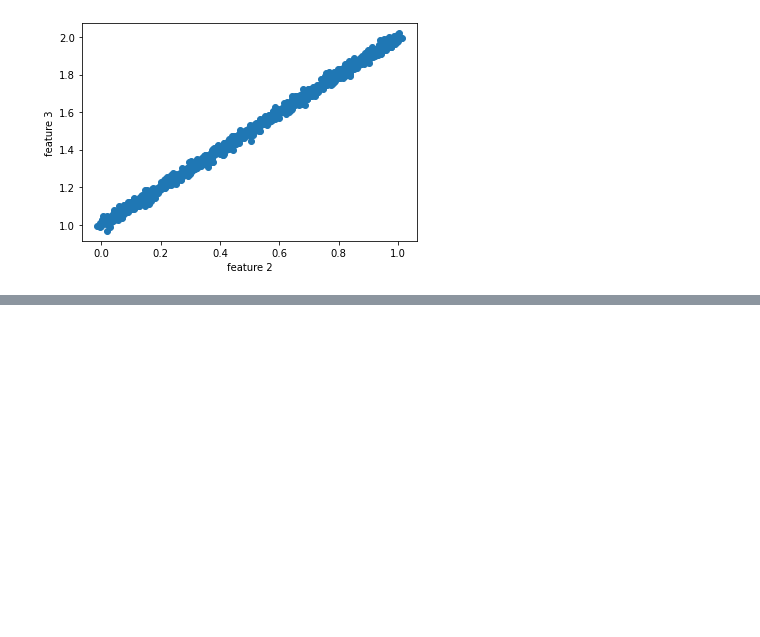
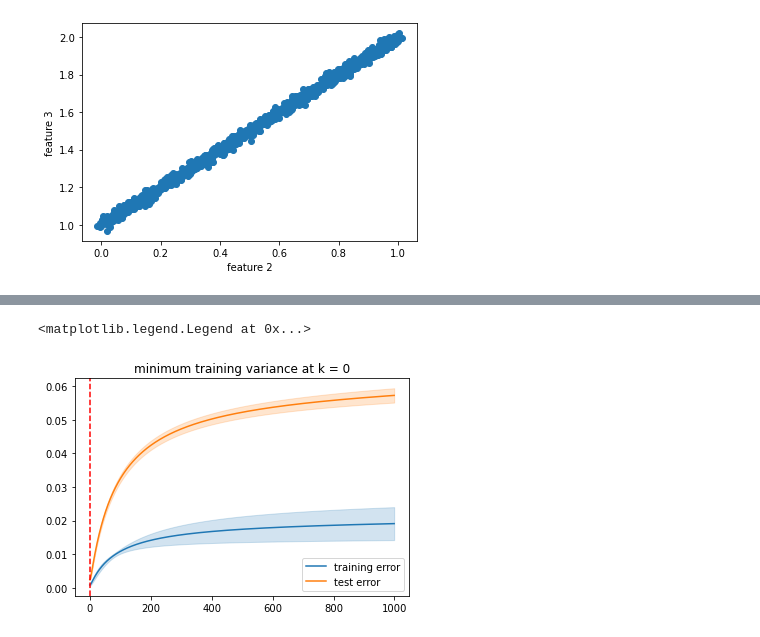
Before and after one commit to pablosuau/training, a Jupyter notebook: machine_learning/04_regression/01_ridge_regression/01_toy_examples.ipynb, the cells around one changed output, grey strips where cells are left out. Cells and saved outputs as stored; diff of their text form; code cells hidden in the pictures; blank space fills up the shorter version.

```diff
--- a/machine_learning/04_regression/01_ridge_regression/01_toy_examples.ipynb
+++ b/machine_learning/04_regression/01_ridge_regression/01_toy_examples.ipynb
@@ -107,0 +115,45 @@ ax.legend(trace.columns[1:])
+# %%
+# Selecting k with close validation
+folds = data_folds(X)
+rmse_train_mean = []
+rmse_train_std = []
+rmse_test_mean = []
+rmse_test_std = []
+for k in K:
+    rmse_train = []
+    rmse_test = []
+    for i in range(folds.shape[0]):
+        x_test = X[folds[i, :], :]
+        y_test = y[folds[i, :]]
+        indexes = folds[[j for j in range(folds.shape[0]) if j!=i], :].flatten()
+        x_train = X[indexes, :]
+        y_train = y[indexes]
+
+        coef = ridge_regression(k, x_train, y_train)
+        rmse_train.append(np.power(np.sum(np.power(y_train - np.dot(np.array(coef), x_train.T), 2)), 0.5) / x_train.shape[0])
+        rmse_test.append(np.power(np.sum(np.power(y_test - np.dot(np.array(coef), x_test.T), 2)), 0.5) / x_test.shape[0])
+    rmse_train_mean.append(np.mean(rmse_train))
+    rmse_train_std.append(np.std(rmse_train))
+    rmse_test_mean.append(np.mean(rmse_test))
+    rmse_test_std.append(np.std(rmse_test))
+
+rmse_train_mean = np.array(rmse_train_mean)
+rmse_train_std = np.array(rmse_train_std)
+rmse_test_mean = np.array(rmse_test_mean)
+rmse_test_std = np.array(rmse_test_std)
+# %%
+# Using the value of K that minimises variability for the training data
+# The minimum error is at K=0
+# Multiplying training variance times 100 to make it more visible
+fig, ax = plt.subplots()
+ax.plot(rmse_train_mean, color = 'C0')
+ax.plot(rmse_test_mean, color = 'C1')
+ax.fill_between(K, rmse_train_mean - rmse_train_std * 100, rmse_train_mean + rmse_train_std * 100, color = 'C0', alpha = 0.2)
+ax.fill_between(K, rmse_test_mean - rmse_test_std, rmse_test_mean + rmse_test_std, color = 'C1', alpha = 0.2)
+min_error = np.argmin(rmse_train_std)
+ax.axvline(x = min_error, color = 'r', linestyle = '--')
+ax.set_title('minimum training variance at k = ' + str(min_error))
+ax.legend(['training error', 'test error'])
+# %% [output]
+<matplotlib.legend.Legend at 0x...>
+[figure, added]
```
Also changed, not shown: parts of 10 cells of this notebook.
